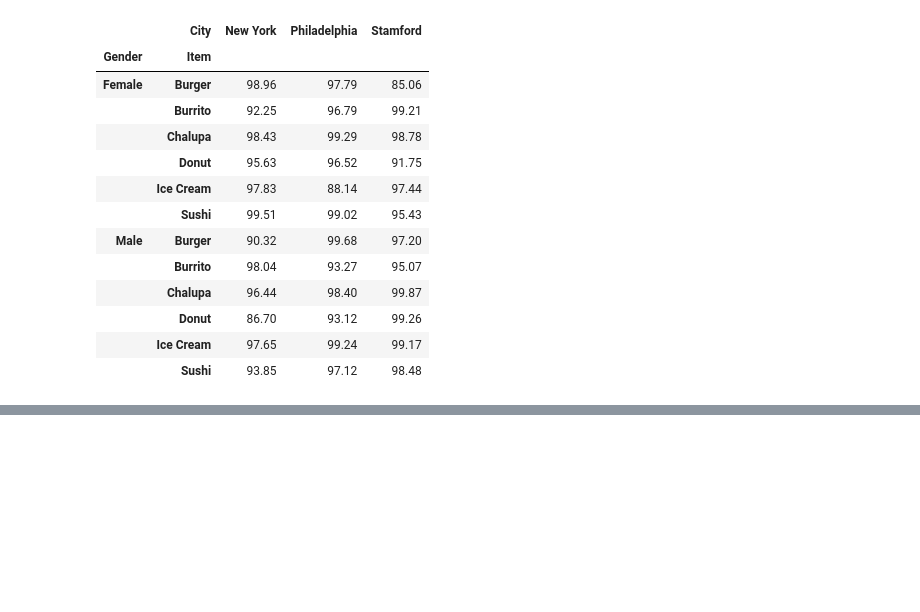
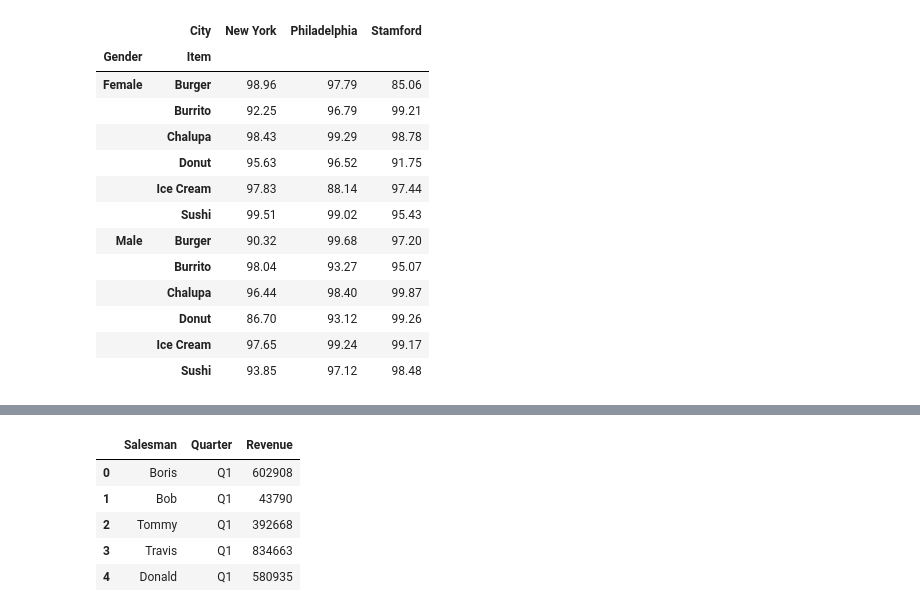
Before and after one commit to geocarvalho/python-ds, a Jupyter notebook: data_analysis_with_pandas_and_python/module_multiindex_95-109.ipynb, the cells around one changed output, grey strips where cells are left out. Cells and saved outputs as stored; diff of their text form; code cells hidden in the pictures; blank space fills up the shorter version.

```diff
--- a/data_analysis_with_pandas_and_python/module_multiindex_95-.ipynb
+++ b/data_analysis_with_pandas_and_python/module_multiindex_95-109.ipynb
@@ -524,0 +536,9 @@ pd.pivot_table(data=foods, values='Spend', index=['Gender', 'Item'], columns='Ci
+# %%
+pd.melt(sales, id_vars='Salesman', var_name='Quarter', value_name='Revenue').head()
+# %% [output]
+|  | Salesman | Quarter | Revenue |
+| 0 | Boris | Q1 | 602908 |
+| 1 | Bob | Q1 | 43790 |
+| 2 | Tommy | Q1 | 392668 |
+| 3 | Travis | Q1 | 834663 |
+| 4 | Donald | Q1 | 580935 |
```
Also changed, not shown: parts of 4 cells of this notebook, 1 other file.
